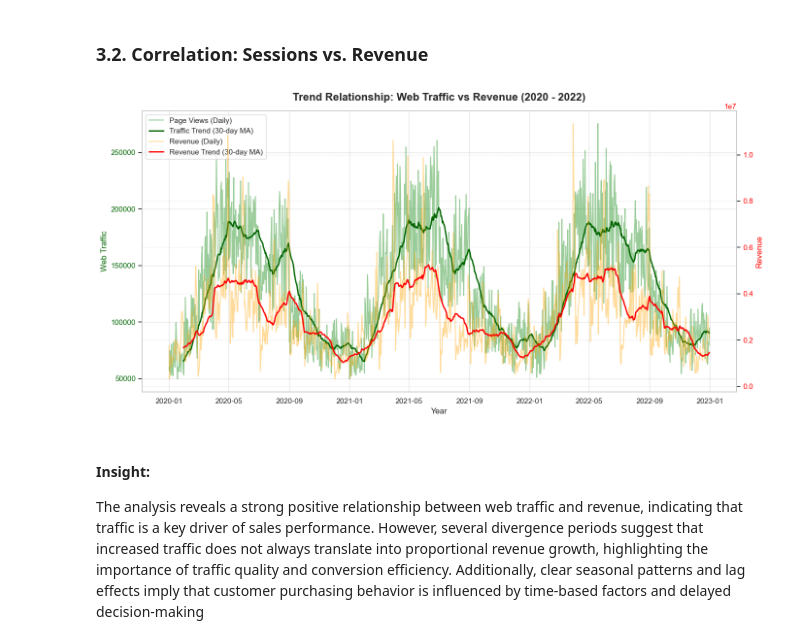
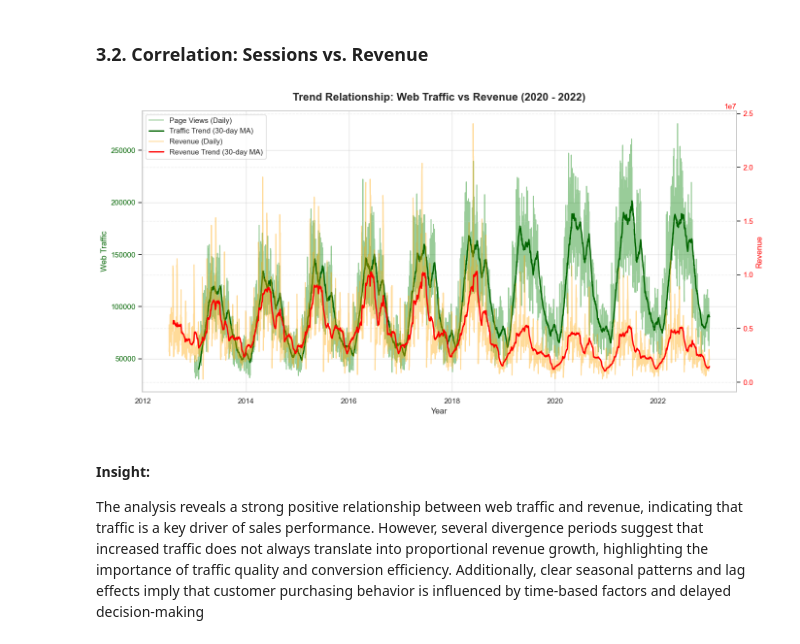
Before and after one commit to tuongvii2327/TayThanh_Datathon_2026, a Jupyter notebook: notebooks/03_EDA_traffic_payment.ipynb, the cells around one changed output. Drawn from its saved outputs; the diff is of its cells as text; code cells hidden in the pictures.

```diff
--- a/notebooks/03_EDA_traffic_payment.ipynb
+++ b/notebooks/03_EDA_traffic_payment.ipynb
@@ -201,7 +201,7 @@ The sustained decline in conversion rate suggests a potential degradation in tra
 ### 3.2. Correlation: Sessions vs. Revenue
 # %%
 # --- 1. FILTER DATA ---
-start_date = pd.to_datetime('2020-01-01')
+start_date = pd.to_datetime('2012-07-04')
 end_date = pd.to_datetime('2022-12-31')
 
 df_master['Date'] = pd.to_datetime(df_master['Date'])
@@ -232,34 +232,34 @@ ax1.plot(daily.index, daily['page_views'].rolling(window=30).mean(),
 ax1.set_xlabel('Year', fontsize=12)
 ax1.set_ylabel('Web Traffic', color='darkgreen', fontsize=12)
 ax1.tick_params(axis='y', labelcolor='darkgreen')
 
 # --- SECONDARY Y-AXIS (REVENUE) ---
 ax2 = ax1.twinx()
 
 ax2.plot(daily.index, daily['payment_value'],
          color='orange', alpha=0.4, label='Revenue (Daily)')
 
 ax2.plot(daily.index, daily['payment_value'].rolling(window=30).mean(),
          color='red', linewidth=2, label='Revenue Trend (30-day MA)')
 
 ax2.set_ylabel('Revenue', color='red', fontsize=12)
 ax2.tick_params(axis='y', labelcolor='red')
 
 # --- LEGEND ---
 lines_1, labels_1 = ax1.get_legend_handles_labels()
 lines_2, labels_2 = ax2.get_legend_handles_labels()
 ax1.legend(lines_1 + lines_2, labels_1 + labels_2, loc='upper left')
 
 # --- TITLE & GRID ---
 plt.title('Trend Relationship: Web Traffic vs Revenue (2020 - 2022)',
           fontsize=16, fontweight='bold', pad=15)
 
 plt.grid(True, linestyle='--', alpha=0.3)
 plt.tight_layout()
 
 plt.show()
 # %% [output]
-[figure, old version]
+[figure, new version]
 # %% [markdown]
 #### **Insight:**
 The analysis reveals a strong positive relationship between web traffic and revenue, indicating that traffic is a key driver of sales performance. However, several divergence periods suggest that increased traffic does not always translate into proportional revenue growth, highlighting the importance of traffic quality and conversion efficiency. Additionally, clear seasonal patterns and lag effects imply that customer purchasing behavior is influenced by time-based factors and delayed decision-making
```
